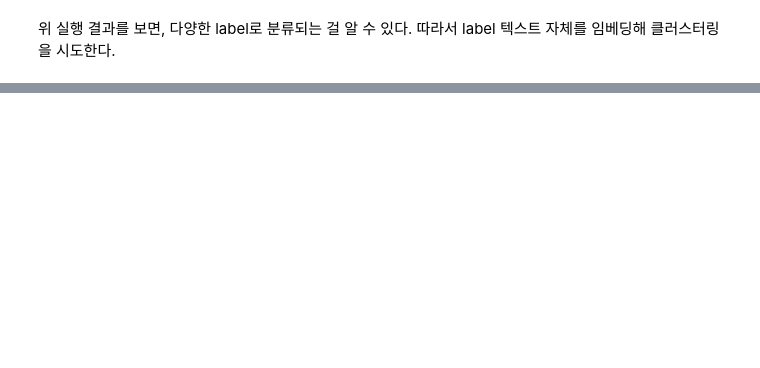
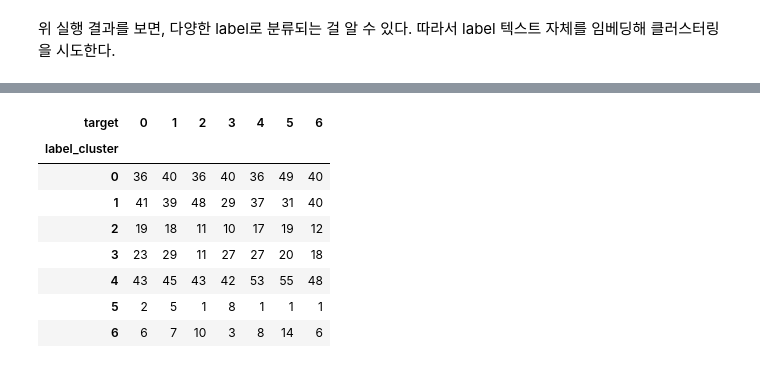
Before and after one commit to boostcampaitech7/level2-nlp-datacentric-nlp-07, a Jupyter notebook: LLM_based_clustering.ipynb, the cells around one changed output, grey strips where cells are left out. Saved outputs shown, nothing was run; the diff lists cells and outputs as text; code cells hidden in the pictures; blank space fills up the shorter version.

Commit message:
feat: add K-Means clustering

```diff
--- a/LLM_based_clustering.ipynb
+++ b/LLM_based_clustering.ipynb
@@ -110,6 +112,11 @@ Index: 2798, Input: 인터뷰 류현진 친구에게 안타 맞는 것 싫어해
 Index: 2799, Input: 지능정보사회 대비 국가 종합대책 마련, Predicted Label: 과학기술
 # %% [markdown]
 위 실행 결과를 보면, 다양한 label로 분류되는 걸 알 수 있다. 따라서 label 텍스트 자체를 임베딩해 클러스터링을 시도한다.
+# %%
+def clean_predict_label(text):
+    return re.sub(r'[^가-힣a-zA-Z\s]', '', text)
+
+clean_df.loc[:, 'predict_label'] = clean_df['predict_label'].apply(clean_predict_label)
 # %%
 label_counts = clean_df['predict_label'].value_counts()
 label_counts
@@ -129,0 +137,21 @@ Name: count, Length: 156, dtype: int64
+# %%
+model_name = "klue/bert-base"
+tokenizer = AutoTokenizer.from_pretrained(model_name)
+model = AutoModel.from_pretrained(model_name)
+# %%
+def get_embedding(text):
+    inputs = tokenizer(text, return_tensors="pt", truncation=True, max_length=32, padding="max_length")
+    outputs = model(**inputs)
+    # [CLS] 토큰의 출력만 사용하여 임베딩 생성
+    embedding = outputs.last_hidden_state[:, 0, :].squeeze().detach().numpy()
+    return embedding
+# %%
+embeddings = clean_df['predict_label'].apply(get_embedding).tolist()
+embeddings = torch.tensor(embeddings)  # 리스트를 텐서로 변환
+
+# KMeans 클러스터링 (7개의 클러스터로 설정)
+kmeans = KMeans(n_clusters=7, random_state=42)
+clean_df['label_cluster'] = kmeans.fit_predict(embeddings)
+
+# 클러스터링 결과 확인
+print(clean_df[['predict_label', 'label_cluster']].head())
@@ -129,0 +185,13 @@ Name: count, Length: 156, dtype: int64
+# %%
+cross_tab = pd.crosstab(clean_df['label_cluster'], clean_df['target'])
+cross_tab
+# %% [output]
+| target | 0 | 1 | 2 | 3 | 4 | 5 | 6 |
+| label_cluster |  |  |  |  |  |  |  |
+| 0 | 36 | 40 | 36 | 40 | 36 | 49 | 40 |
+| 1 | 41 | 39 | 48 | 29 | 37 | 31 | 40 |
+| 2 | 19 | 18 | 11 | 10 | 17 | 19 | 12 |
+| 3 | 23 | 29 | 11 | 27 | 27 | 20 | 18 |
+| 4 | 43 | 45 | 43 | 42 | 53 | 55 | 48 |
+| 5 | 2 | 5 | 1 | 8 | 1 | 1 | 1 |
+| 6 | 6 | 7 | 10 | 3 | 8 | 14 | 6 |
```
Also changed, not shown: parts of 5 cells of this notebook.
